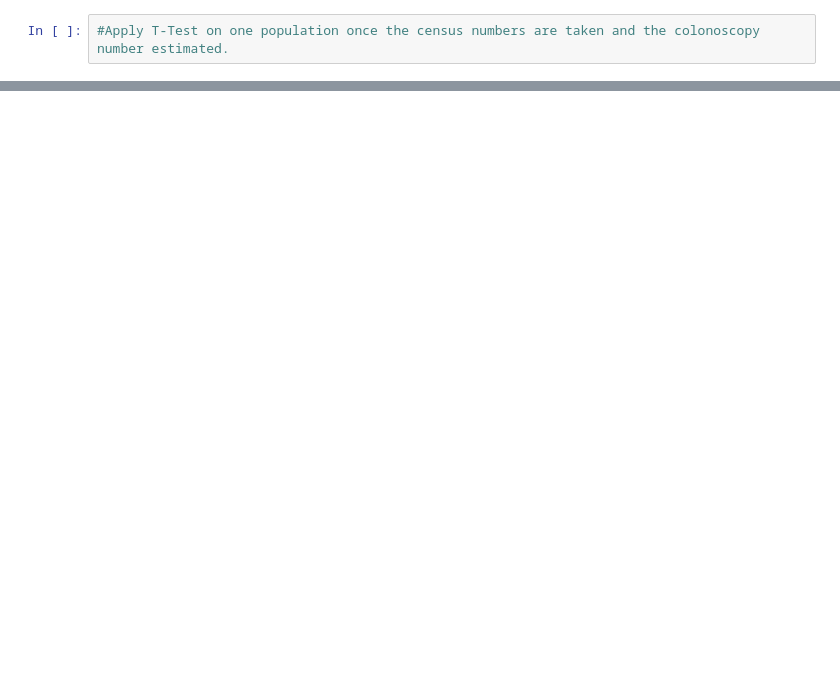
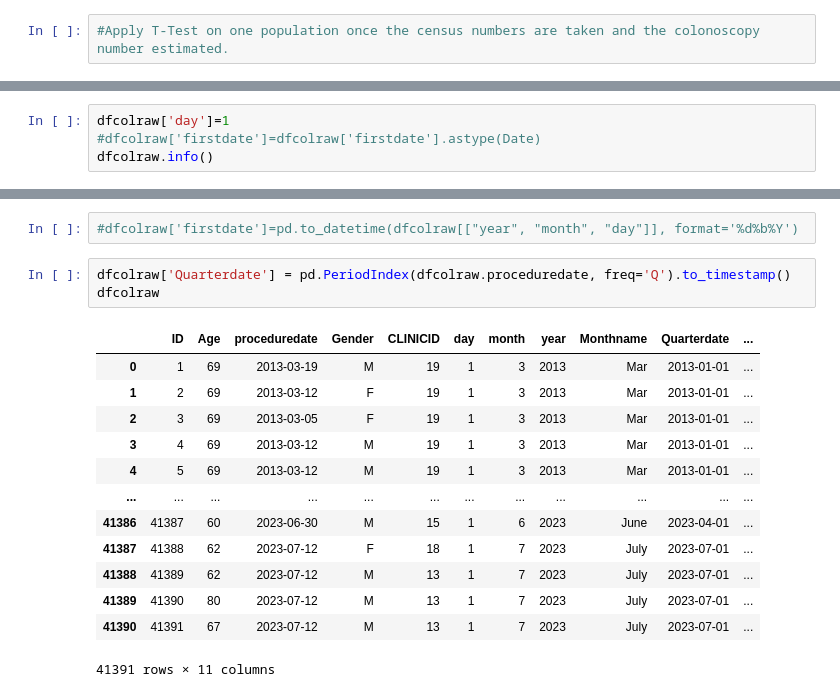
Before and after one commit to raku43/MScDACapstone, a Jupyter notebook: MScDA_Capstone.ipynb, the cells around one changed output, grey strips where cells are left out. Saved outputs shown, nothing was run; the diff lists cells and outputs as text; blank space fills up the shorter version.

```diff
--- a/MScDA_Capstone.ipynb
+++ b/MScDA_Capstone.ipynb
@@ -606,0 +838,4 @@ st.t.interval(alpha=0.95,
+# %%
+dfcolraw['day']=1
+#dfcolraw['firstdate']=dfcolraw['firstdate'].astype(Date)
+dfcolraw.info()
@@ -606,0 +861,19 @@ st.t.interval(alpha=0.95,
+# %%
+#dfcolraw['firstdate']=pd.to_datetime(dfcolraw[["year", "month", "day"]], format='%d%b%Y')
+# %%
+dfcolraw['Quarterdate'] = pd.PeriodIndex(dfcolraw.proceduredate, freq='Q').to_timestamp()
+dfcolraw
+# %% [output]
+|  | ID | Age | proceduredate | Gender | CLINICID | day | month | year | Monthname | Quarterdate | ... |
+| 0 | 1 | 69 | 2013-03-19 | M | 19 | 1 | 3 | 2013 | Mar | 2013-01-01 | ... |
+| 1 | 2 | 69 | 2013-03-12 | F | 19 | 1 | 3 | 2013 | Mar | 2013-01-01 | ... |
+| 2 | 3 | 69 | 2013-03-05 | F | 19 | 1 | 3 | 2013 | Mar | 2013-01-01 | ... |
+| 3 | 4 | 69 | 2013-03-12 | M | 19 | 1 | 3 | 2013 | Mar | 2013-01-01 | ... |
+| 4 | 5 | 69 | 2013-03-12 | M | 19 | 1 | 3 | 2013 | Mar | 2013-01-01 | ... |
+| ... | ... | ... | ... | ... | ... | ... | ... | ... | ... | ... | ... |
+| 41386 | 41387 | 60 | 2023-06-30 | M | 15 | 1 | 6 | 2023 | June | 2023-04-01 | ... |
+| 41387 | 41388 | 62 | 2023-07-12 | F | 18 | 1 | 7 | 2023 | July | 2023-07-01 | ... |
+| 41388 | 41389 | 62 | 2023-07-12 | M | 13 | 1 | 7 | 2023 | July | 2023-07-01 | ... |
+| 41389 | 41390 | 80 | 2023-07-12 | M | 13 | 1 | 7 | 2023 | July | 2023-07-01 | ... |
+| 41390 | 41391 | 67 | 2023-07-12 | M | 13 | 1 | 7 | 2023 | July | 2023-07-01 | ... |
+41391 rows × 11 columns
```
Also changed, not shown: parts of 70 cells of this notebook.
